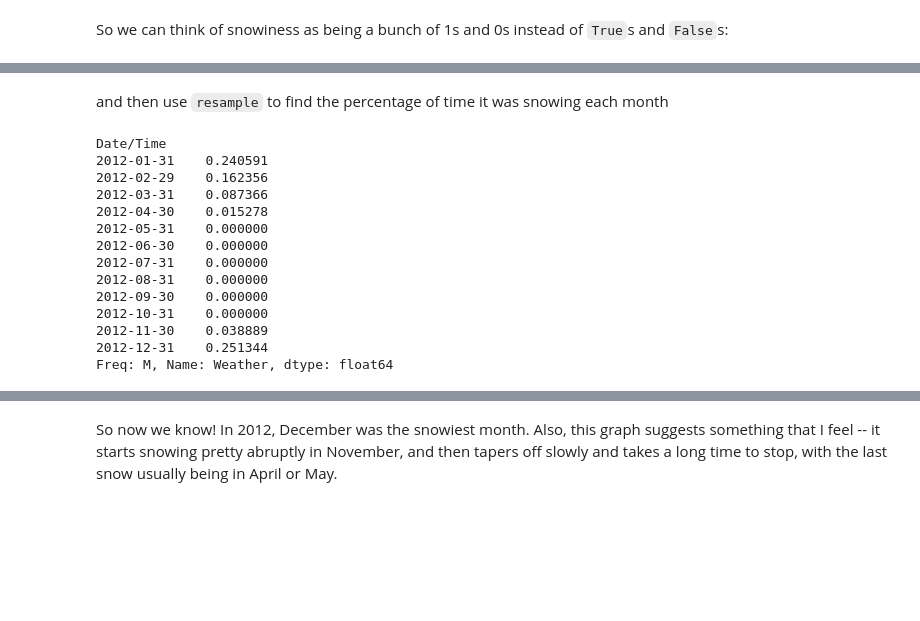
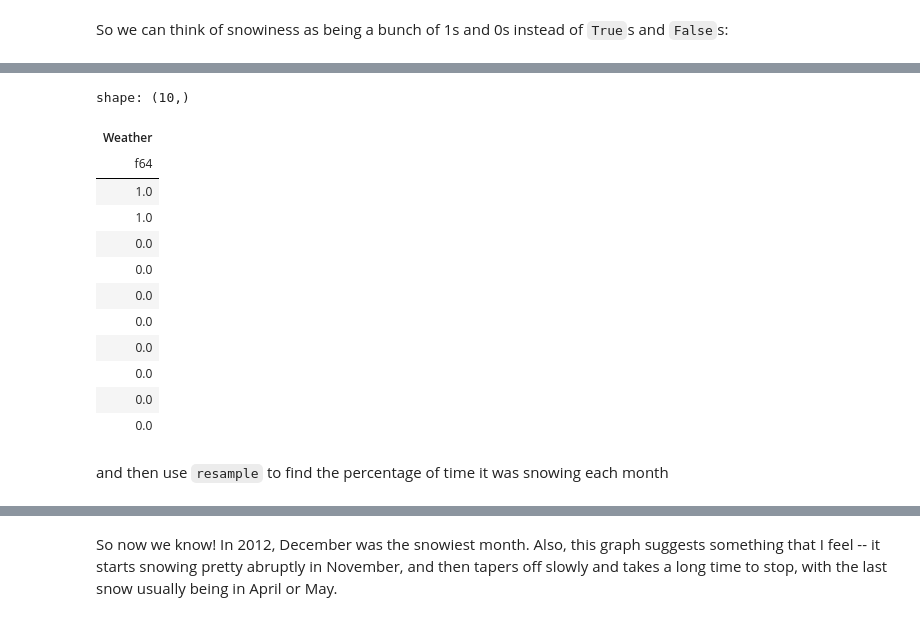
Before and after one commit to sergiorgiraldo/DataScience-Showcase, a Jupyter notebook: pandas-cookbook/cookbook-polars/Chapter 6 - String Operations- Which month was the snowiest.ipynb, the cells around one changed output, grey strips where cells are left out. Drawn from its saved outputs; the diff is of its cells as text; code cells hidden in the pictures; blank space fills up the shorter version.

```diff
--- a/pandas-cookbook/cookbook-polars/Chapter 6 - String Operations- Which month was the snowiest.ipynb
+++ b/pandas-cookbook/cookbook-polars/Chapter 6 - String Operations- Which month was the snowiest.ipynb
@@ -98,19 +80,18 @@ Name: Weather, dtype: float64
+# %%
+is_snowing.cast(pl.Float64)[:10]
+# %% [output]
+shape: (10,)
+| Weather |
+| f64 |
+| 1.0 |
+| 1.0 |
+| 0.0 |
+| 0.0 |
+| 0.0 |
+| 0.0 |
+| 0.0 |
+| 0.0 |
+| 0.0 |
+| 0.0 |
 # %% [markdown]
 and then use `resample` to find the percentage of time it was snowing each month
-# %%
-is_snowing.astype(float).resample('M').apply(np.mean)
-# %% [output]
-Date/Time
-2012-01-31    0.240591
-2012-02-29    0.162356
-2012-03-31    0.087366
-2012-04-30    0.015278
-2012-05-31    0.000000
-2012-06-30    0.000000
-2012-07-31    0.000000
-2012-08-31    0.000000
-2012-09-30    0.000000
-2012-10-31    0.000000
-2012-11-30    0.038889
-2012-12-31    0.251344
-Freq: M, Name: Weather, dtype: float64
```
Also changed, not shown: parts of 8 cells of this notebook.
